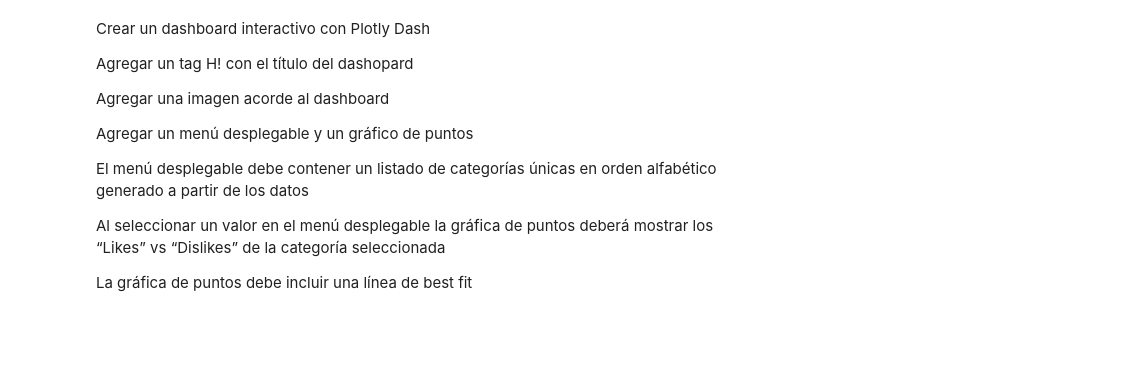
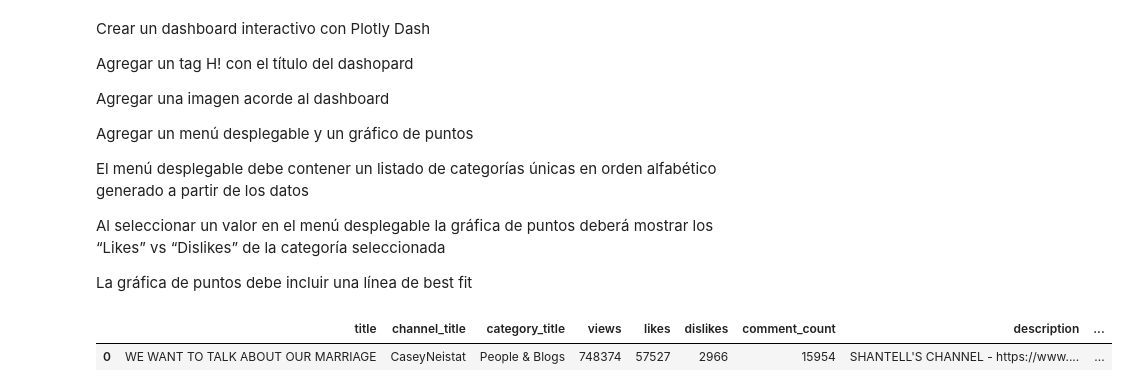
Before and after one commit to missnatitties/Actividades-PDL, a Jupyter notebook: Actividad - Visualización Case Study.ipynb, the cells around one changed output. Cells and saved outputs as stored; diff of their text form; code cells hidden in the pictures; blank space fills up the shorter version.

```diff
--- a/Actividad - Visualización Case Study.ipynb
+++ b/Actividad - Visualización Case Study.ipynb
@@ -343,3 +343,14 @@ El menú desplegable debe contener un listado de categorías únicas en orden al
 Al seleccionar un valor en el menú desplegable la gráfica de puntos deberá mostrar los “Likes” vs “Dislikes” de la categoría seleccionada
 
 La gráfica de puntos debe incluir una línea de best fit
+# %%
+import dash
+from dash import html, Dash, dcc, Input, Output
+import pandas as pd
+import plotly.graph_objects as go
+import plotly.express as px
+
+merged_df.head(1)
+# %% [output]
+|  | title | channel_title | category_title | views | likes | dislikes | comment_count | description | ... |
+| 0 | WE WANT TO TALK ABOUT OUR MARRIAGE | CaseyNeistat | People & Blogs | 748374 | 57527 | 2966 | 15954 | SHANTELL'S CHANNEL - https://www.... | ... |
```
Also changed, not shown: parts of 2 cells of this notebook.
